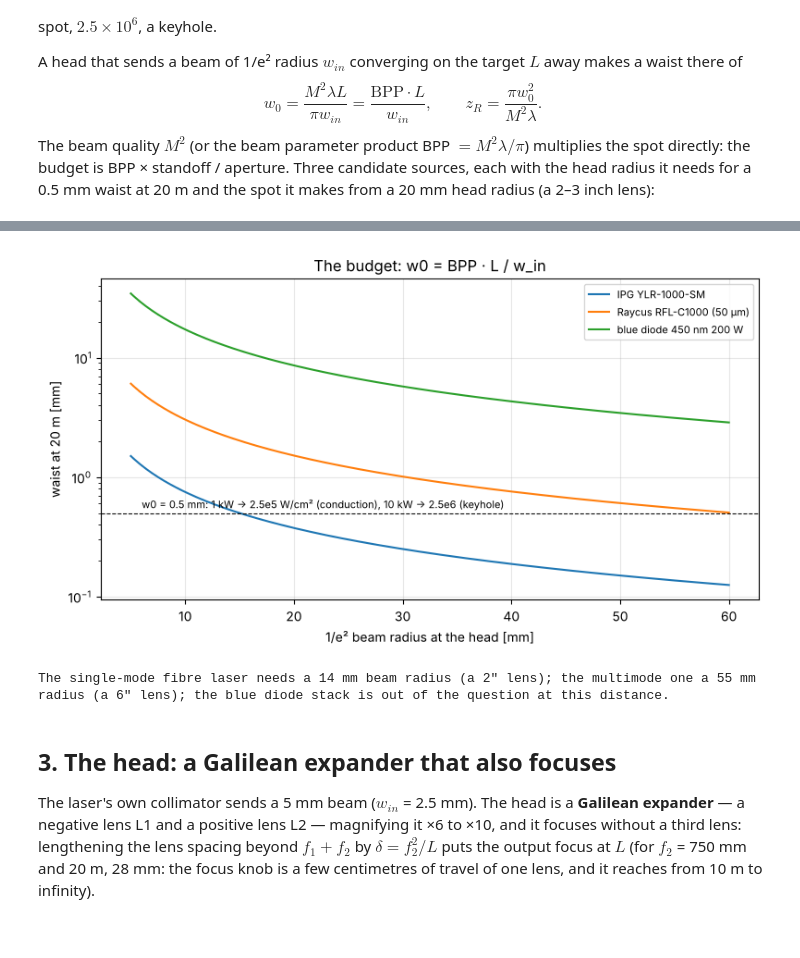
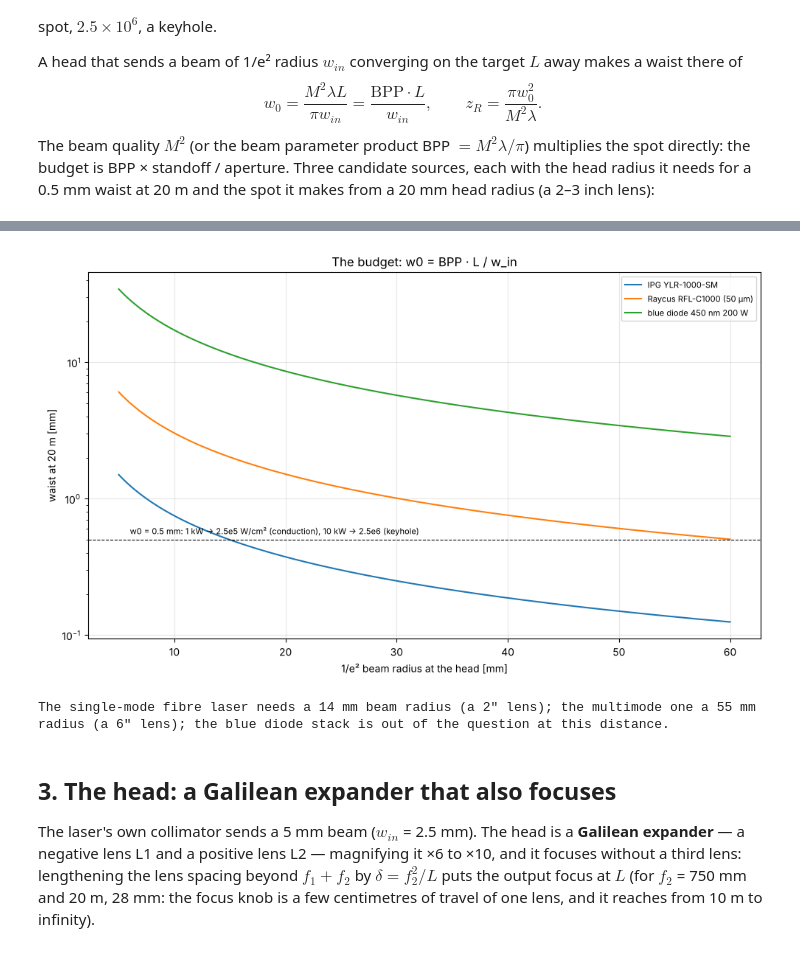
Before and after one commit to technolog-spectrumai/vegeta, a Jupyter notebook: notebooks/46_svarog_remote.ipynb, the cells around one changed output, grey strips where cells are left out. Drawn from its saved outputs; the diff is of its cells as text; code cells hidden in the pictures.

```diff
--- a/notebooks/46_svarog_remote.ipynb
+++ b/notebooks/46_svarog_remote.ipynb
@@ -76,30 +77,30 @@ budget is BPP × standoff / aperture. Three candidate sources, each with the hea
 # %%
 rows = []
 for las in sr.LASERS.values():
     need = sr.head_radius_for(las, 0.5e-3, L)
     got = sr.spot_at(las, 0.020, L)
     rows.append({"laser": las.name, "P [W]": las.power_W, "λ [nm]": las.wavelength_m * 1e9, "M²": las.M2, "BPP [mm·mrad]": round(las.bpp_mm_mrad, 2),
                  "head radius for w0 = 0.5 mm [mm]": round(need * 1e3, 1), "lens Ø for that (1.5 w) [mm]": round(3 * need * 1e3),
                  "w0 from a 20 mm head radius [mm]": round(got["w0_mm"], 2), "z_R [m]": round(got["zR_m"], 2),
                  "I0 per head [W/cm²]": f"{got['I0_W_cm2']:.2g}", "source": las.source})
 display(pd.DataFrame(rows).set_index("laser"))
 
 w_in = np.linspace(5e-3, 60e-3, 200)
-fig, ax = plt.subplots(figsize=(8, 4.5))
+fig, ax = plt.subplots(figsize=(10, 6))
 for las in sr.LASERS.values():
     ax.plot(w_in * 1e3, [sr.spot_at(las, w, L)["w0_mm"] for w in w_in], label=las.name)
 ax.axhline(0.5, color="k", ls="--", lw=0.8); ax.text(6, 0.55, "w0 = 0.5 mm: 1 kW → 2.5e5 W/cm² (conduction), 10 kW → 2.5e6 (keyhole)", fontsize=8)
 ax.set(xlabel="1/e² beam radius at the head [mm]", ylabel="waist at 20 m [mm]", yscale="log", title="The budget: w0 = BPP · L / w_in")
-ax.grid(alpha=0.3); ax.legend(fontsize=8); plt.tight_layout(); fig.savefig(OUT / "budget.png", dpi=110); plt.show()
+ax.grid(alpha=0.3); ax.legend(fontsize=8); plt.tight_layout(); fig.savefig(OUT / "budget.png", dpi=130); plt.show()
 print("The single-mode fibre laser needs a 14 mm beam radius (a 2\" lens); the multimode one a 55 mm radius (a 6\" lens);",
       "the blue diode stack is out of the question at this distance.")
 # %% [output]
 |  | P [W] | λ [nm] | M² | BPP [mm·mrad] | head radius for w0 = 0.5 mm [mm] | lens Ø for that (1.5 w) [mm] | ... |
 | laser |  |  |  |  |  |  | ... |
 | IPG YLR-1000-SM | 1000.0 | 1070.0 | 1.1 | 0.37 | 15.0 | 45 | ... |
 | Raycus RFL-C1000 (50 µm) | 1000.0 | 1080.0 | 4.4 | 1.51 | 60.5 | 182 | ... |
 | blue diode 450 nm 200 W | 200.0 | 450.0 | 60.0 | 8.59 | 343.8 | 1031 | ... |
-[figure, old version]
+[figure, new version]
 The single-mode fibre laser needs a 14 mm beam radius (a 2" lens); the multimode one a 55 mm radius (a 6" lens); the blue diode stack is out of the question at this distance.
 # %% [markdown]
 ## 3. The head: a Galilean expander that also focuses
```
Also changed, not shown: parts of 55 cells of this notebook, 11 other files.
